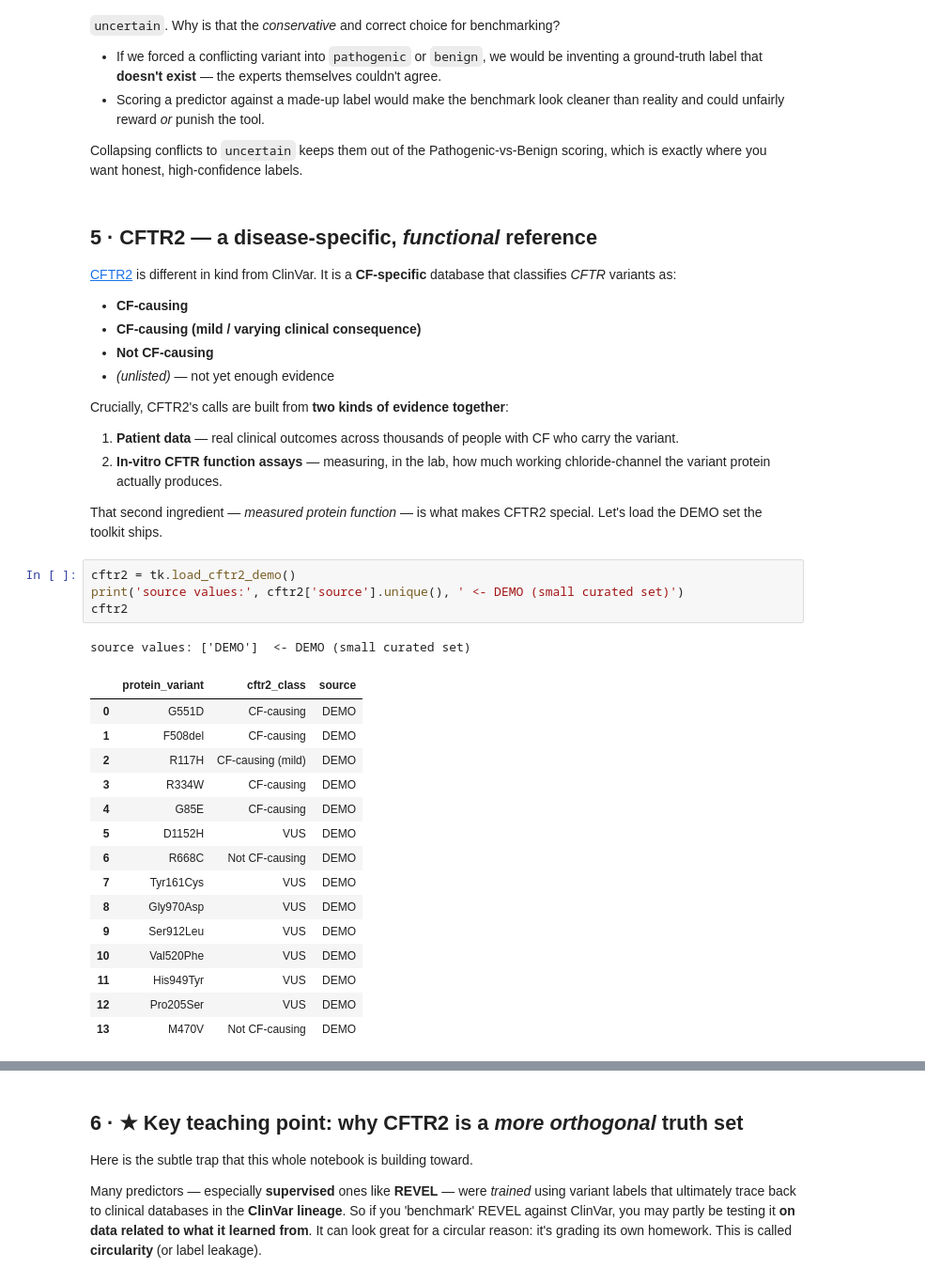
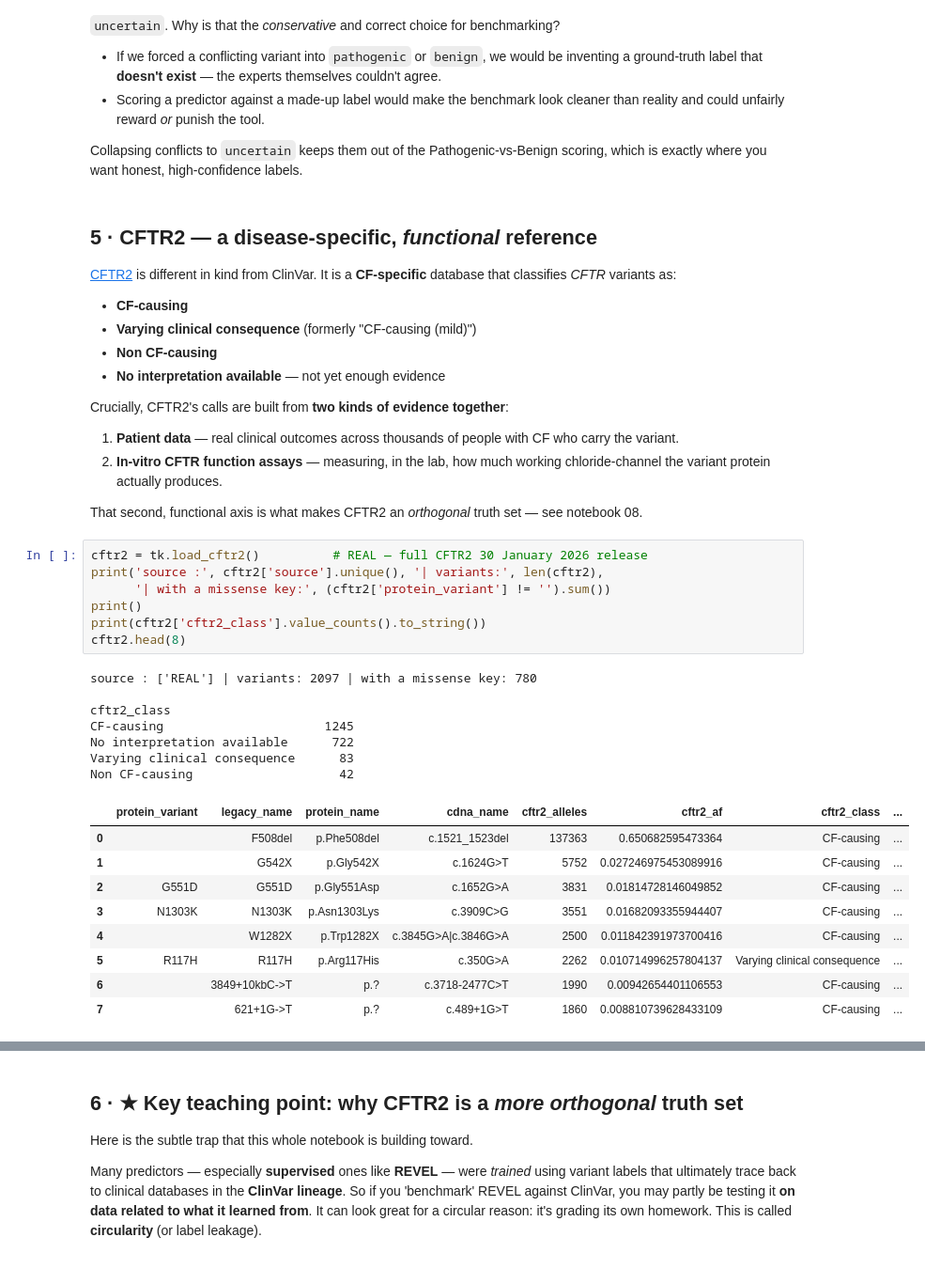
Before and after one commit to EvanWu19/cftr-phewas-toolkit, a Jupyter notebook: notebooks/05_clinvar_cftr2.ipynb, the cells around one changed output, grey strips where cells are left out. Shown at 94% size. Cells and saved outputs as stored; diff of their text form.

```diff
--- a/notebooks/05_clinvar_cftr2.ipynb
+++ b/notebooks/05_clinvar_cftr2.ipynb
@@ -141,34 +141,37 @@ Collapsing conflicts to `uncertain` keeps them out of the Pathogenic-vs-Benign s
 [CFTR2](https://cftr2.org) is different in kind from ClinVar. It is a **CF-specific** database that classifies *CFTR* variants as:
 
 - **CF-causing**
-- **CF-causing (mild / varying clinical consequence)**
-- **Not CF-causing**
-- *(unlisted)* — not yet enough evidence
+- **Varying clinical consequence** (formerly "CF-causing (mild)")
+- **Non CF-causing**
+- **No interpretation available** — not yet enough evidence
 
 Crucially, CFTR2's calls are built from **two kinds of evidence together**:
 1. **Patient data** — real clinical outcomes across thousands of people with CF who carry the variant.
 2. **In-vitro CFTR function assays** — measuring, in the lab, how much working chloride-channel the variant protein actually produces.
 
-That second ingredient — *measured protein function* — is what makes CFTR2 special. Let's load the DEMO set the toolkit ships.
+That second, functional axis is what makes CFTR2 an *orthogonal* truth set — see notebook 08.
 # %%
-cftr2 = tk.load_cftr2_demo()
-print('source values:', cftr2['source'].unique(), ' <- DEMO (small curated set)')
-cftr2
+cftr2 = tk.load_cftr2()          # REAL — full CFTR2 30 January 2026 release
+print('source :', cftr2['source'].unique(), '| variants:', len(cftr2),
+      '| with a missense key:', (cftr2['protein_variant'] != '').sum())
+print()
+print(cftr2['cftr2_class'].value_counts().to_string())
+cftr2.head(8)
 # %% [output]
-source values: ['DEMO']  <- DEMO (small curated set)
+source : ['REAL'] | variants: 2097 | with a missense key: 780
+
+cftr2_class
+CF-causing                      1245
+No interpretation available      722
+Varying clinical consequence      83
+Non CF-causing                    42
-|  | protein_variant | cftr2_class | source |
-| 0 | G551D | CF-causing | DEMO |
-| 1 | F508del | CF-causing | DEMO |
-| 2 | R117H | CF-causing (mild) | DEMO |
-| 3 | R334W | CF-causing | DEMO |
-| 4 | G85E | CF-causing | DEMO |
-| 5 | D1152H | VUS | DEMO |
-| 6 | R668C | Not CF-causing | DEMO |
-| 7 | Tyr161Cys | VUS | DEMO |
-| 8 | Gly970Asp | VUS | DEMO |
-| 9 | Ser912Leu | VUS | DEMO |
-| 10 | Val520Phe | VUS | DEMO |
-| 11 | His949Tyr | VUS | DEMO |
-| 12 | Pro205Ser | VUS | DEMO |
-| 13 | M470V | Not CF-causing | DEMO |
+|  | protein_variant | legacy_name | protein_name | cdna_name | cftr2_alleles | cftr2_af | cftr2_class | ... |
+| 0 |  | F508del | p.Phe508del | c.1521_1523del | 137363 | 0.650682595473364 | CF-causing | ... |
+| 1 |  | G542X | p.Gly542X | c.1624G>T | 5752 | 0.027246975453089916 | CF-causing | ... |
+| 2 | G551D | G551D | p.Gly551Asp | c.1652G>A | 3831 | 0.01814728146049852 | CF-causing | ... |
+| 3 | N1303K | N1303K | p.Asn1303Lys | c.3909C>G | 3551 | 0.01682093355944407 | CF-causing | ... |
+| 4 |  | W1282X | p.Trp1282X | c.3845G>A|c.3846G>A | 2500 | 0.011842391973700416 | CF-causing | ... |
+| 5 | R117H | R117H | p.Arg117His | c.350G>A | 2262 | 0.010714996257804137 | Varying clinical consequence | ... |
+| 6 |  | 3849+10kbC->T | p.? | c.3718-2477C>T | 1990 | 0.00942654401106553 | CF-causing | ... |
+| 7 |  | 621+1G->T | p.? | c.489+1G>T | 1860 | 0.008810739628433109 | CF-causing | ... |
 # %% [markdown]
```
Also changed, not shown: parts of 4 cells of this notebook, 6 other files.
